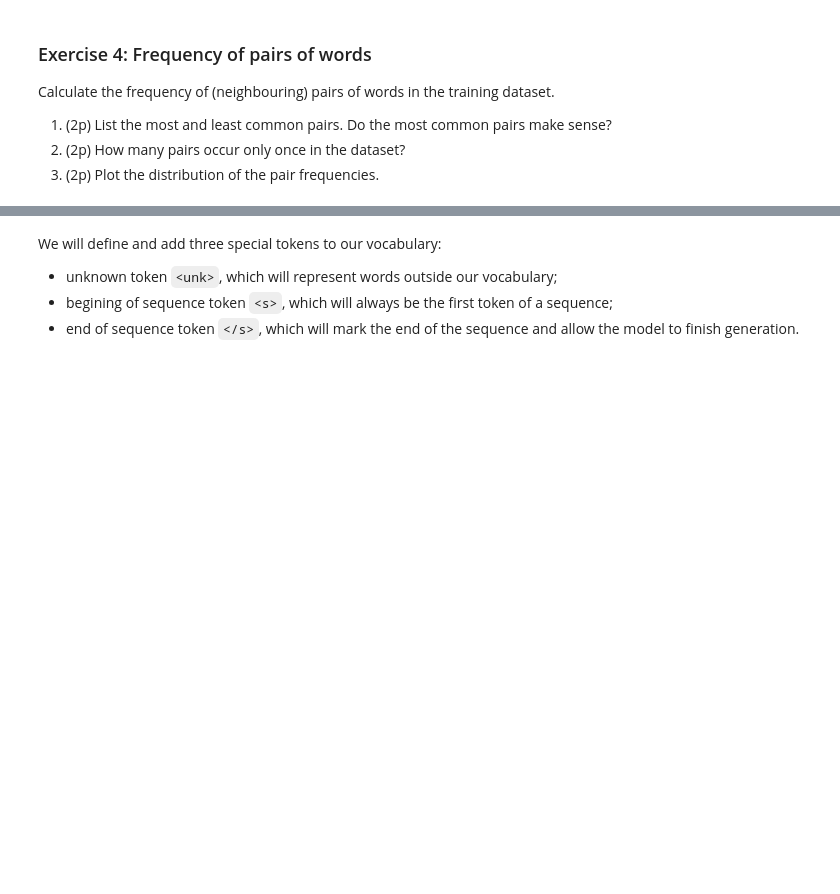
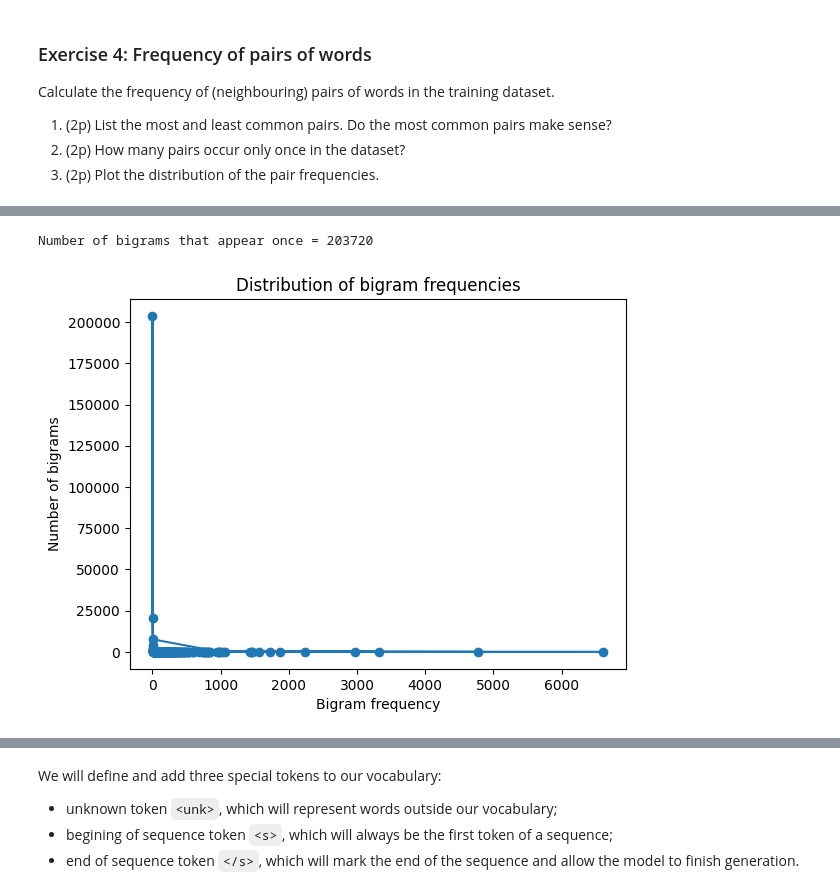
Before and after one commit to OmericoN/NLP_Labs1_Group18, a Jupyter notebook: Lab_1_Omer.ipynb, the cells around one changed output, grey strips where cells are left out. Saved outputs shown, nothing was run; the diff lists cells and outputs as text; code cells hidden in the pictures; blank space fills up the shorter version.

```diff
--- a/Lab_1_Omer.ipynb
+++ b/Lab_1_Omer.ipynb
@@ -557,0 +554,16 @@ Calculate the frequency of (neighbouring) pairs of words in the training dataset
+# %%
+### YOUR CODE HERE
+
+def build_bigram_counter(dataset):
+
+    bigrams = Counter()
+
+    for sample in dataset:
+        words = sample['text'].split()
+        for i in range(len(words) - 1):
+            pair = (words[i] + words[i+1])
+            bigrams[pair] += 1
+
+    return bigrams
+# %%
+bigram_counter = build_bigram_counter(dataset['train'])
@@ -557,0 +602,23 @@ Calculate the frequency of (neighbouring) pairs of words in the training dataset
+# %%
+'''
+How many appear only once
+'''
+
+i = sum(1 for count in bigram_counter.values() if count == 1)
+print(f"Number of bigrams that appear once = {i}")
+# %% [output]
+Number of bigrams that appear once = 203720
+# %%
+frequencies = list(bigram_counter.values())
+freq_distribution = Counter(frequencies)
+x = list(freq_distribution.keys())
+y = list(freq_distribution.values())
+
+plt.figure()
+plt.plot(x, y, marker='o')
+plt.xlabel("Bigram frequency")
+plt.ylabel("Number of bigrams")
+plt.title("Distribution of bigram frequencies")
+plt.show()
+# %% [output]
+[figure, added]
```
Also changed, not shown: parts of 5 cells of this notebook.
